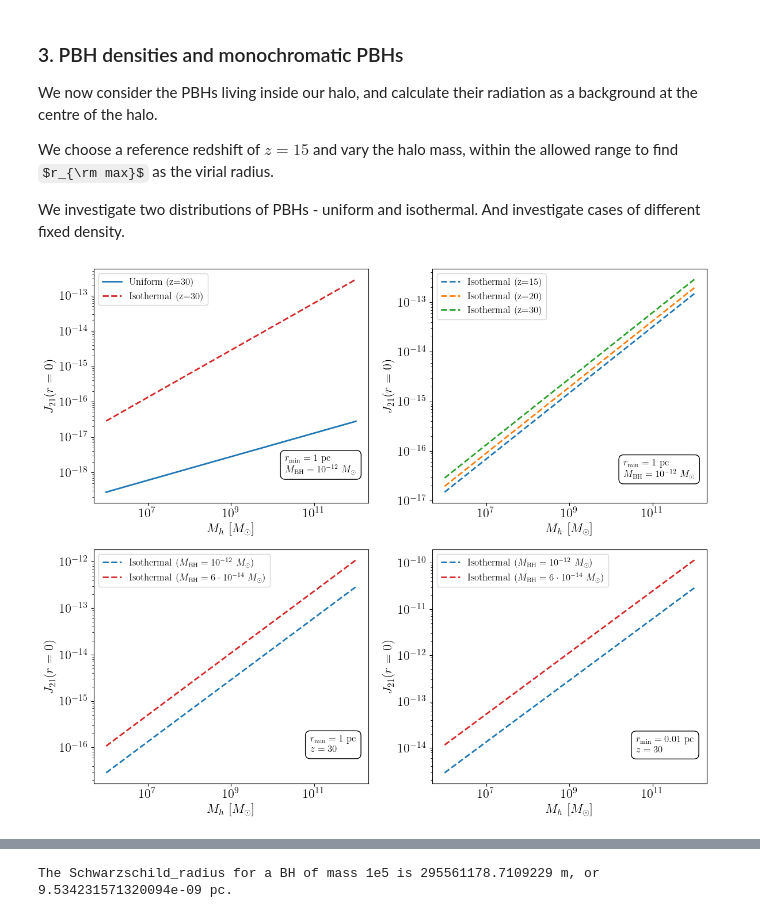
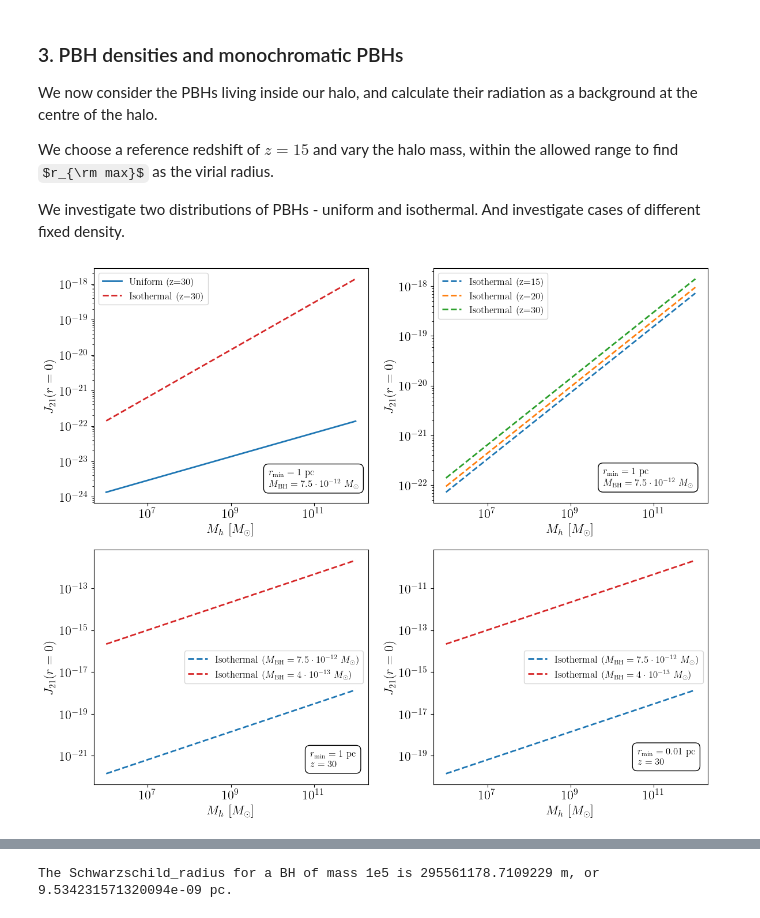
Before and after one commit to MariosNT/DCBHs_HR_PBHs, a Jupyter notebook: BlackHoleSpectrum.ipynb, the cells around one changed output, grey strips where cells are left out. Cells and saved outputs as stored; diff of their text form; code cells hidden in the pictures; some formulas as TeX source.

```diff
--- a/BlackHoleSpectrum.ipynb
+++ b/BlackHoleSpectrum.ipynb
@@ -1045,3 +1227,7 @@ We want $B_{\rm LW} \geq B_{\rm X-rays}$, which leads to masses bigger than:
+# %%
+## BH mass limits in solar masses
+M_BH_min = 4e-13
+M_BH_max = 7.5e-12
 # %% [markdown]
 ### 1. Constant distance and monochromatic PBHs
 
@@ -1140,64 +1354,64 @@ ax2 = fig.add_subplot(2, 2, 2)
 ax3 = fig.add_subplot(2, 2, 3)
 ax4 = fig.add_subplot(2, 2, 4)
 
-ax1.loglog(Mass_halo, J_LW_critical_density(Mass_halo, Mbh=1e-12, z=30, rmin=1, method='uniform'),\
+ax1.loglog(Mass_halo, J_LW_critical_density(Mass_halo, Mbh=M_BH_max, z=30, rmin=1, method='uniform'),\
            label='Uniform (z=30)', ls='-', lw=2, c='tab:blue')
-ax1.loglog(Mass_halo, J_LW_critical_density(Mass_halo, Mbh=1e-12, z=30, rmin=1), label='Isothermal (z=30)',\
+ax1.loglog(Mass_halo, J_LW_critical_density(Mass_halo, Mbh=M_BH_max, z=30, rmin=1), label='Isothermal (z=30)',\
            ls='--', lw=2, c='tab:red')
 
-text = r'$r_{\rm min} = 1\ {\rm pc}$' '\n' r'$M_{\rm BH}=10^{-12}\ M_\odot$'
-ax1.text(2e10, 1e-18, text, fontsize=12,\
+text = r'$r_{\rm min} = 1\ {\rm pc}$' '\n' r'$M_{\rm BH}=7.5 \cdot 10^{-12}\ M_\odot$'
+ax1.text(8e9, 2e-24, text, fontsize=12,\
          bbox=dict(facecolor='none', edgecolor='black', boxstyle='round, pad=0.5'))
 ax1.set_xlabel(r"$M_{h}\ [M_\odot]$")
 ax1.set_ylabel(r"$J_{\rm 21}(r=0)$")
 ax1.legend(fontsize=12)
 
 
-ax2.loglog(Mass_halo, J_LW_critical_density(Mass_halo, Mbh=1e-12, z=15, rmin=1), label='Isothermal (z=15)', ls='--', lw=2)
-ax2.loglog(Mass_halo, J_LW_critical_density(Mass_halo, Mbh=1e-12, z=20, rmin=1), label='Isothermal (z=20)', ls='--', lw=2)
-ax2.loglog(Mass_halo, J_LW_critical_density(Mass_halo, Mbh=1e-12, z=30, rmin=1), label='Isothermal (z=30)', ls='--', lw=2)
+ax2.loglog(Mass_halo, J_LW_critical_density(Mass_halo, Mbh=M_BH_max, z=15, rmin=1), label='Isothermal (z=15)', ls='--', lw=2)
+ax2.loglog(Mass_halo, J_LW_critical_density(Mass_halo, Mbh=M_BH_max, z=20, rmin=1), label='Isothermal (z=20)', ls='--', lw=2)
+ax2.loglog(Mass_halo, J_LW_critical_density(Mass_halo, Mbh=M_BH_max, z=30, rmin=1), label='Isothermal (z=30)', ls='--', lw=2)
 
-text = r'$r_{\rm min} = 1\ {\rm pc}$' '\n' r'$M_{\rm BH}=10^{-12}\ M_\odot$'
-ax2.text(2e10, 3e-17, text, fontsize=12,\
+text = r'$r_{\rm min} = 1\ {\rm pc}$' '\n' r'$M_{\rm BH}=7.5 \cdot 10^{-12}\ M_\odot$'
+ax2.text(6e9, 1e-22, text, fontsize=12,\
          bbox=dict(facecolor='none', edgecolor='black', boxstyle='round, pad=0.5'))
 ax2.set_xlabel(r"$M_{h}\ [M_\odot]$")
 ax2.set_ylabel(r"$J_{\rm 21}(r=0)$")
 ax2.legend(fontsize=12)
 
 
 
-ax3.loglog(Mass_halo, J_LW_critical_density(Mass_halo, Mbh=1e-12, z=30, rmin=1),\
-           label=r'Isothermal ($M_{\rm BH}=10^{-12}\ M_\odot$)', ls='--', lw=2, c='tab:blue')
-ax3.loglog(Mass_halo, J_LW_critical_density(Mass_halo, Mbh=6e-14, z=30, rmin=1),\
-           label=r'Isothermal ($M_{\rm BH}=6 \cdot 10^{-14}\ M_\odot$)', ls='--', lw=2, c='tab:red')
+ax3.loglog(Mass_halo, J_LW_critical_density(Mass_halo, Mbh=M_BH_max, z=30, rmin=1),\
+           label=r'Isothermal ($M_{\rm BH}=7.5 \cdot 10^{-12}\ M_\odot$)', ls='--', lw=2, c='tab:blue')
+ax3.loglog(Mass_halo, J_LW_critical_density(Mass_halo, Mbh=M_BH_min, z=30, rmin=1),\
+           label=r'Isothermal ($M_{\rm BH}=4 \cdot 10^{-13}\ M_\odot$)', ls='--', lw=2, c='tab:red')
 
 text = r'$r_{\rm min} = 1\ {\rm pc}$' '\n' r'$z=30$'
-ax3.text(8e10, 8e-17, text, fontsize=12,\
+ax3.text(8e10, 3e-22, text, fontsize=12,\
          bbox=dict(facecolor='none', edgecolor='black', boxstyle='round, pad=0.5'))
 ax3.set_xlabel(r"$M_{h}\ [M_\odot]$")
 ax3.set_ylabel(r"$J_{\rm 21}(r=0)$")
 ax3.legend(fontsize=12)
 
 
 
-ax4.loglog(Mass_halo, J_LW_critical_density(Mass_halo, Mbh=1e-12, z=30, rmin=1e-2),\
-           label=r'Isothermal ($M_{\rm BH}=10^{-12}\ M_\odot$)', ls='--', lw=2, c='tab:blue')
-ax4.loglog(Mass_halo, J_LW_critical_density(Mass_halo, Mbh=1e-14, z=30, rmin=1e-2),\
-           label=r'Isothermal ($M_{\rm BH}=6 \cdot 10^{-14}\ M_\odot$)', ls='--', lw=2, c='tab:red')
+ax4.loglog(Mass_halo, J_LW_critical_density(Mass_halo, Mbh=M_BH_max, z=30, rmin=1e-2),\
+           label=r'Isothermal ($M_{\rm BH}=7.5 \cdot 10^{-12}\ M_\odot$)', ls='--', lw=2, c='tab:blue')
+ax4.loglog(Mass_halo, J_LW_critical_density(Mass_halo, Mbh=M_BH_min, z=30, rmin=1e-2),\
+           label=r'Isothermal ($M_{\rm BH}=4 \cdot 10^{-13}\ M_\odot$)', ls='--', lw=2, c='tab:red')
 
 text = r'$r_{\rm min} = 0.01\ {\rm pc}$' '\n' r'$z=30$'
-ax4.text(4e10, 8e-15, text, fontsize=12,\
+ax4.text(4e10, 4e-20, text, fontsize=12,\
          bbox=dict(facecolor='none', edgecolor='black', boxstyle='round, pad=0.5'))
 ax4.set_xlabel(r"$M_{h}\ [M_\odot]$")
 ax4.set_ylabel(r"$J_{\rm 21}(r=0)$")
 ax4.legend(fontsize=12)
 
 
 plt.tight_layout()
-#plt.show()
+# plt.show()
 plt.savefig("Figures/Jcrit_Density_monochromatic.png", bbox_inches='tight')
 # %% [output]
-[figure, old version]
+[figure, new version]
 # %%
 fig= plt.figure(figsize=(8, 5))
 ax1 = fig.add_subplot(1, 1, 1)
```
Also changed, not shown: parts of 64 cells of this notebook, 2 other files.
